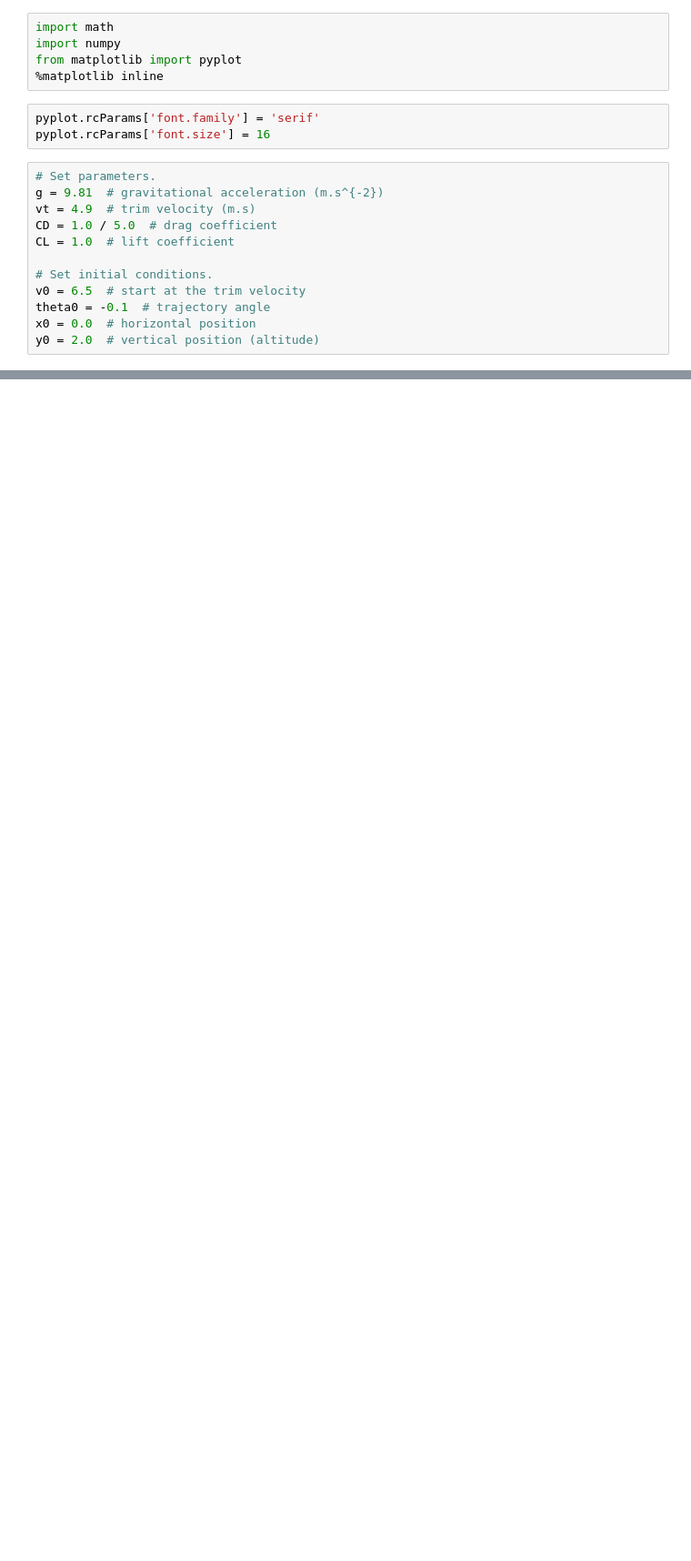
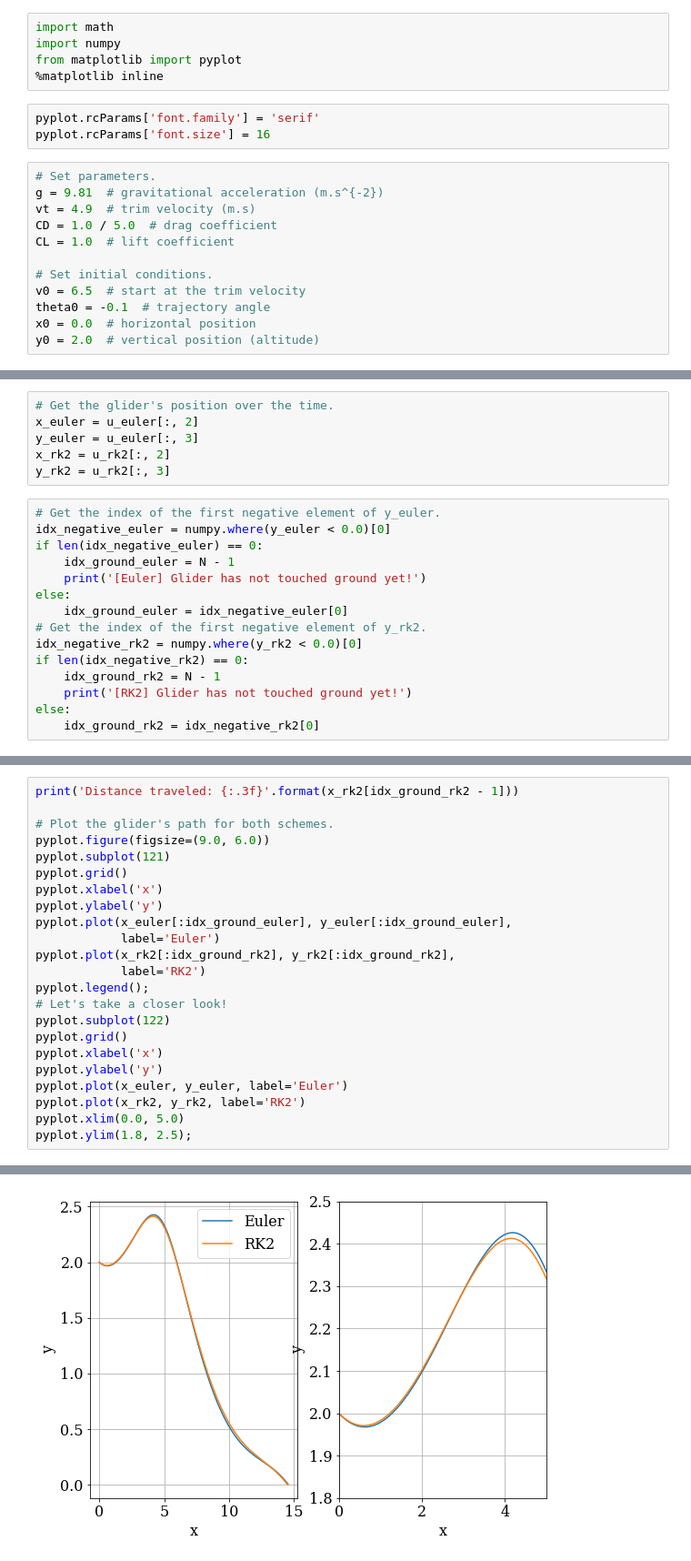
Before and after one commit to Zach-Switzer/MAE6286, a Jupyter notebook: MAE_6286_Lesson_4.ipynb, the cells around one changed output, grey strips where cells are left out. Shown: that part at 91% size. Drawn from its saved outputs; the diff is of its cells as text; blank space fills up the shorter version.

```diff
--- a/MAE_6286_Lesson_4.ipynb
+++ b/MAE_6286_Lesson_4.ipynb
@@ -25,0 +69,21 @@ y0 = 2.0  # vertical position (altitude)
+# %%
+# Get the glider's position over the time.
+x_euler = u_euler[:, 2]
+y_euler = u_euler[:, 3]
+x_rk2 = u_rk2[:, 2]
+y_rk2 = u_rk2[:, 3]
+# %%
+# Get the index of the first negative element of y_euler.
+idx_negative_euler = numpy.where(y_euler < 0.0)[0]
+if len(idx_negative_euler) == 0:
+    idx_ground_euler = N - 1
+    print('[Euler] Glider has not touched ground yet!')
+else:
+    idx_ground_euler = idx_negative_euler[0]
+# Get the index of the first negative element of y_rk2.
+idx_negative_rk2 = numpy.where(y_rk2 < 0.0)[0]
+if len(idx_negative_rk2) == 0:
+    idx_ground_rk2 = N - 1
+    print('[RK2] Glider has not touched ground yet!')
+else:
+    idx_ground_rk2 = idx_negative_rk2[0]
@@ -25,0 +97,24 @@ y0 = 2.0  # vertical position (altitude)
+# %%
+print('Distance traveled: {:.3f}'.format(x_rk2[idx_ground_rk2 - 1]))
+
+# Plot the glider's path for both schemes.
+pyplot.figure(figsize=(9.0, 6.0))
+pyplot.subplot(121)
+pyplot.grid()
+pyplot.xlabel('x')
+pyplot.ylabel('y')
+pyplot.plot(x_euler[:idx_ground_euler], y_euler[:idx_ground_euler],
+            label='Euler')
+pyplot.plot(x_rk2[:idx_ground_rk2], y_rk2[:idx_ground_rk2],
+            label='RK2')
+pyplot.legend();
+# Let's take a closer look!
+pyplot.subplot(122)
+pyplot.grid()
+pyplot.xlabel('x')
+pyplot.ylabel('y')
+pyplot.plot(x_euler, y_euler, label='Euler')
+pyplot.plot(x_rk2, y_rk2, label='RK2')
+pyplot.xlim(0.0, 5.0)
+pyplot.ylim(1.8, 2.5);
+# %% [output]
@@ -25,0 +122 @@ y0 = 2.0  # vertical position (altitude)
+[figure, added]
```
Also changed, not shown: parts of 19 cells of this notebook, 1 other file.
